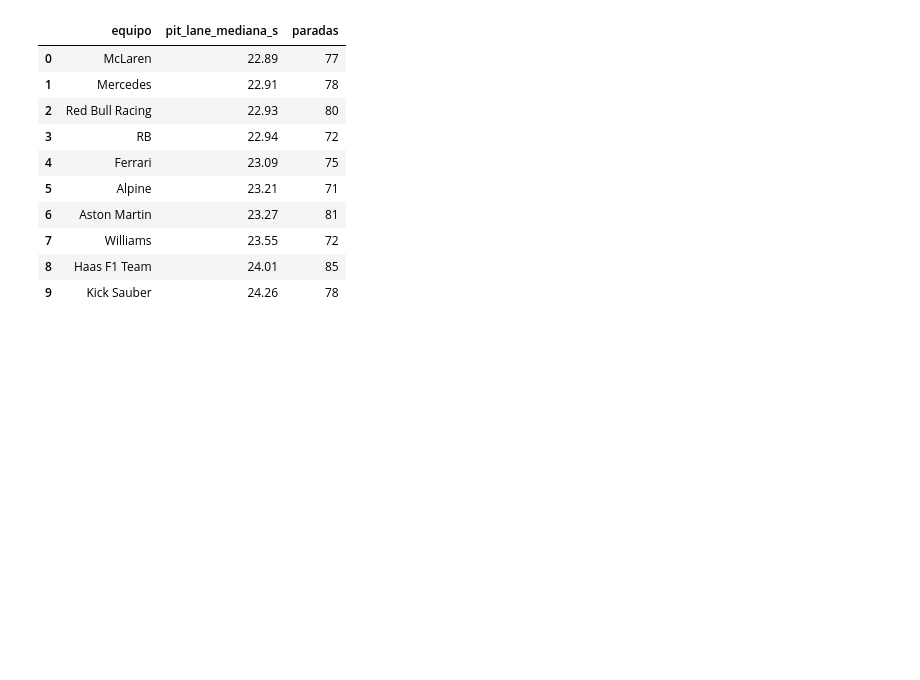
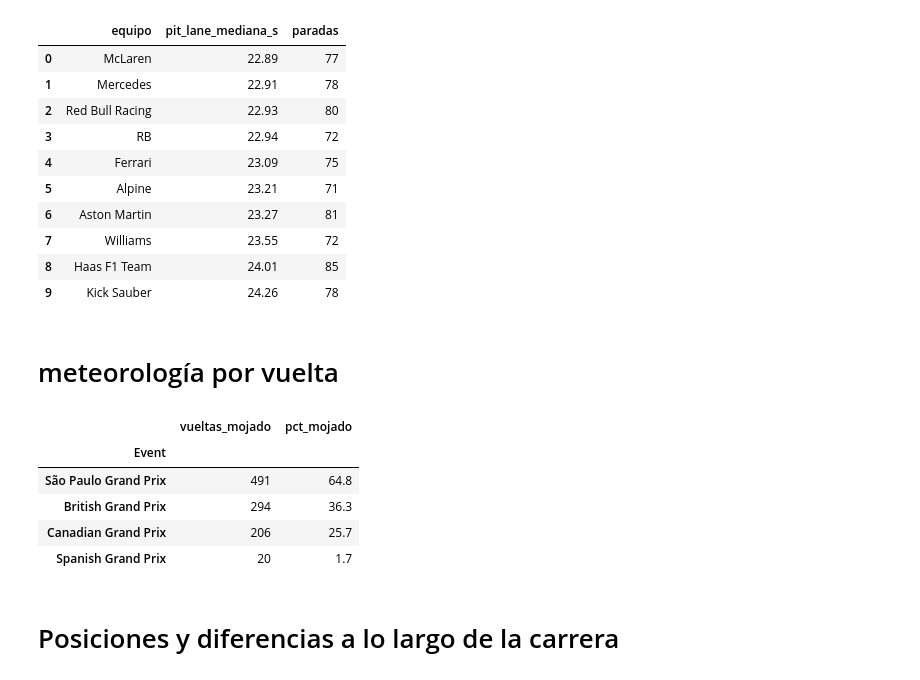
Before and after one commit to wewesito/f1-strategy-analytics, a Jupyter notebook: 01_exploracion.ipynb, the cells around one changed output. Cells and saved outputs as stored; diff of their text form; code cells hidden in the pictures; blank space fills up the shorter version.

```diff
--- a/01_exploracion.ipynb
+++ b/01_exploracion.ipynb
@@ -637,3 +637,24 @@ con.close()
 | 7 | Williams | 23.55 | 72 |
 | 8 | Haas F1 Team | 24.01 | 85 |
 | 9 | Kick Sauber | 24.26 | 78 |
+# %% [markdown]
+# meteorología por vuelta
+# %%
+limpias = pd.read_parquet('data/processed/laps_clean_2024.parquet')
+
+# Vueltas en mojado por carrera (solo las que tuvieron lluvia)
+lluvia = (limpias.groupby('Event')['Lluvia']
+          .agg(vueltas_mojado='sum', pct_mojado='mean')
+          .query('vueltas_mojado > 0')
+          .sort_values('pct_mojado', ascending=False))
+lluvia['pct_mojado'] = (lluvia['pct_mojado'] * 100).round(1)
+lluvia
+# %% [output]
+|  | vueltas_mojado | pct_mojado |
+| Event |  |  |
+| São Paulo Grand Prix | 491 | 64.8 |
+| British Grand Prix | 294 | 36.3 |
+| Canadian Grand Prix | 206 | 25.7 |
+| Spanish Grand Prix | 20 | 1.7 |
+# %% [markdown]
+# Posiciones y diferencias a lo largo de la carrera
```
Also changed, not shown: parts of 3 cells of this notebook.
